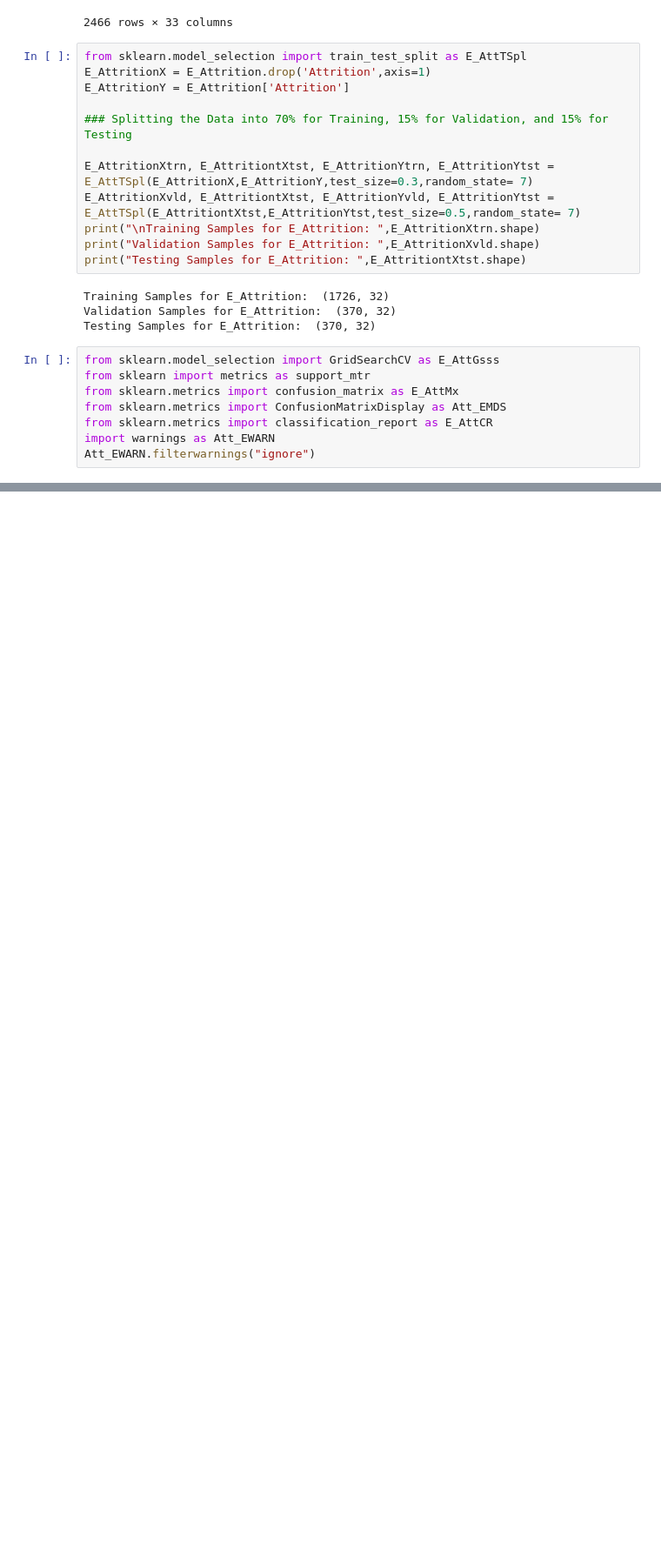
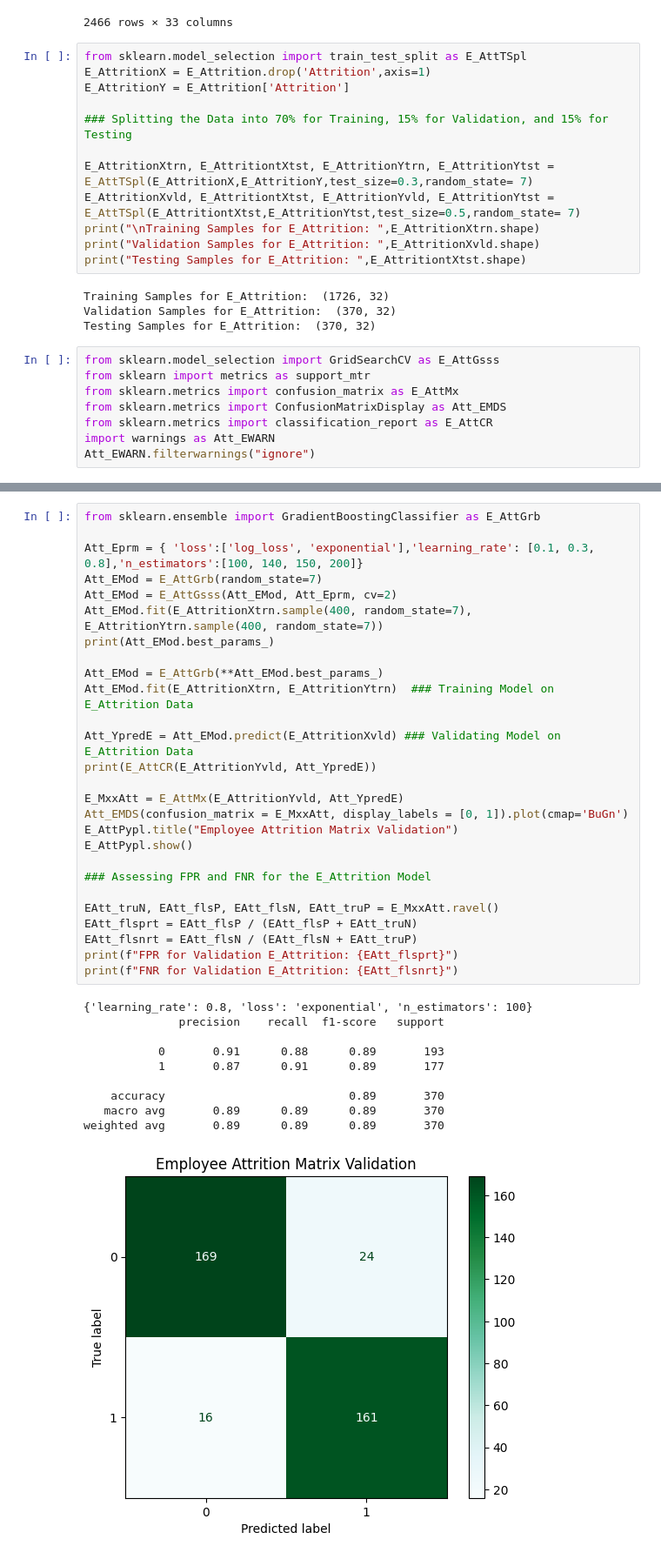
Before and after one commit to DhanaSrivalli/Optimizing-Employee-Attrition-Prediction-with-Feature-Selection-and-Machine-Learning, a Jupyter notebook: 21087223_FinalProject.ipynb, the cells around one changed output, grey strips where cells are left out. Shown at 87% size. Saved outputs shown, nothing was run; the diff lists cells and outputs as text; blank space fills up the shorter version.

Commit message:
Gradient Boosting without Feature Selection

```diff
--- a/21087223_FinalProject.ipynb
+++ b/21087223_FinalProject.ipynb
@@ -237,0 +258,38 @@ Att_EWARN.filterwarnings("ignore")
+# %%
+from sklearn.ensemble import GradientBoostingClassifier as E_AttGrb
+
+Att_Eprm = { 'loss':['log_loss', 'exponential'],'learning_rate': [0.1, 0.3, 0.8],'n_estimators':[100, 140, 150, 200]}
+Att_EMod = E_AttGrb(random_state=7)
+Att_EMod = E_AttGsss(Att_EMod, Att_Eprm, cv=2)
+Att_EMod.fit(E_AttritionXtrn.sample(400, random_state=7), E_AttritionYtrn.sample(400, random_state=7))
+print(Att_EMod.best_params_)
+
+Att_EMod = E_AttGrb(**Att_EMod.best_params_)
+Att_EMod.fit(E_AttritionXtrn, E_AttritionYtrn)  ### Training Model on E_Attrition Data
+
+Att_YpredE = Att_EMod.predict(E_AttritionXvld) ### Validating Model on E_Attrition Data
+print(E_AttCR(E_AttritionYvld, Att_YpredE))
+
+E_MxxAtt = E_AttMx(E_AttritionYvld, Att_YpredE)
+Att_EMDS(confusion_matrix = E_MxxAtt, display_labels = [0, 1]).plot(cmap='BuGn')
+E_AttPypl.title("Employee Attrition Matrix Validation")
+E_AttPypl.show()
+
+### Assessing FPR and FNR for the E_Attrition Model
+
+EAtt_truN, EAtt_flsP, EAtt_flsN, EAtt_truP = E_MxxAtt.ravel()
+EAtt_flsprt = EAtt_flsP / (EAtt_flsP + EAtt_truN)
+EAtt_flsnrt = EAtt_flsN / (EAtt_flsN + EAtt_truP)
+print(f"FPR for Validation E_Attrition: {EAtt_flsprt}")
+print(f"FNR for Validation E_Attrition: {EAtt_flsnrt}")
+# %% [output]
+{'learning_rate': 0.8, 'loss': 'exponential', 'n_estimators': 100}
+              precision    recall  f1-score   support
+
+           0       0.91      0.88      0.89       193
+           1       0.87      0.91      0.89       177
+
+    accuracy                           0.89       370
+   macro avg       0.89      0.89      0.89       370
+weighted avg       0.89      0.89      0.89       370
+[figure, added]
```
Also changed, not shown: parts of 6 cells of this notebook.
